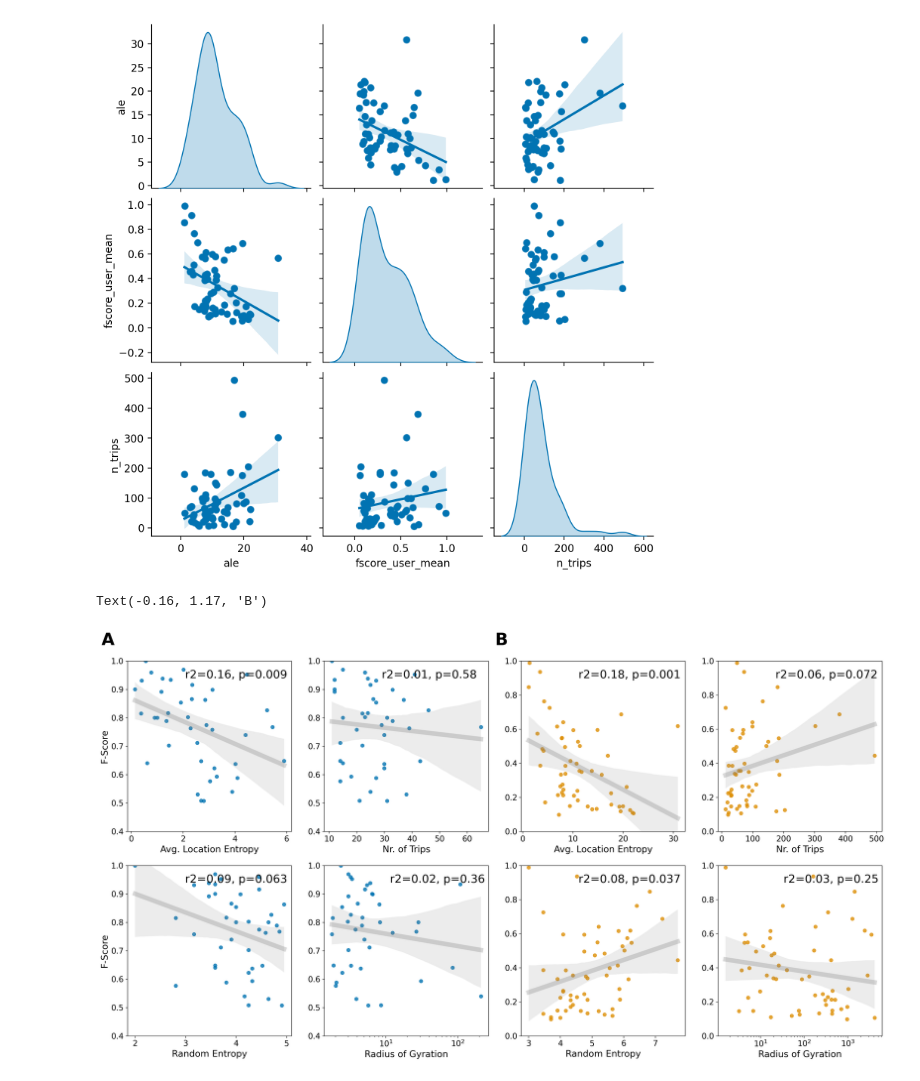
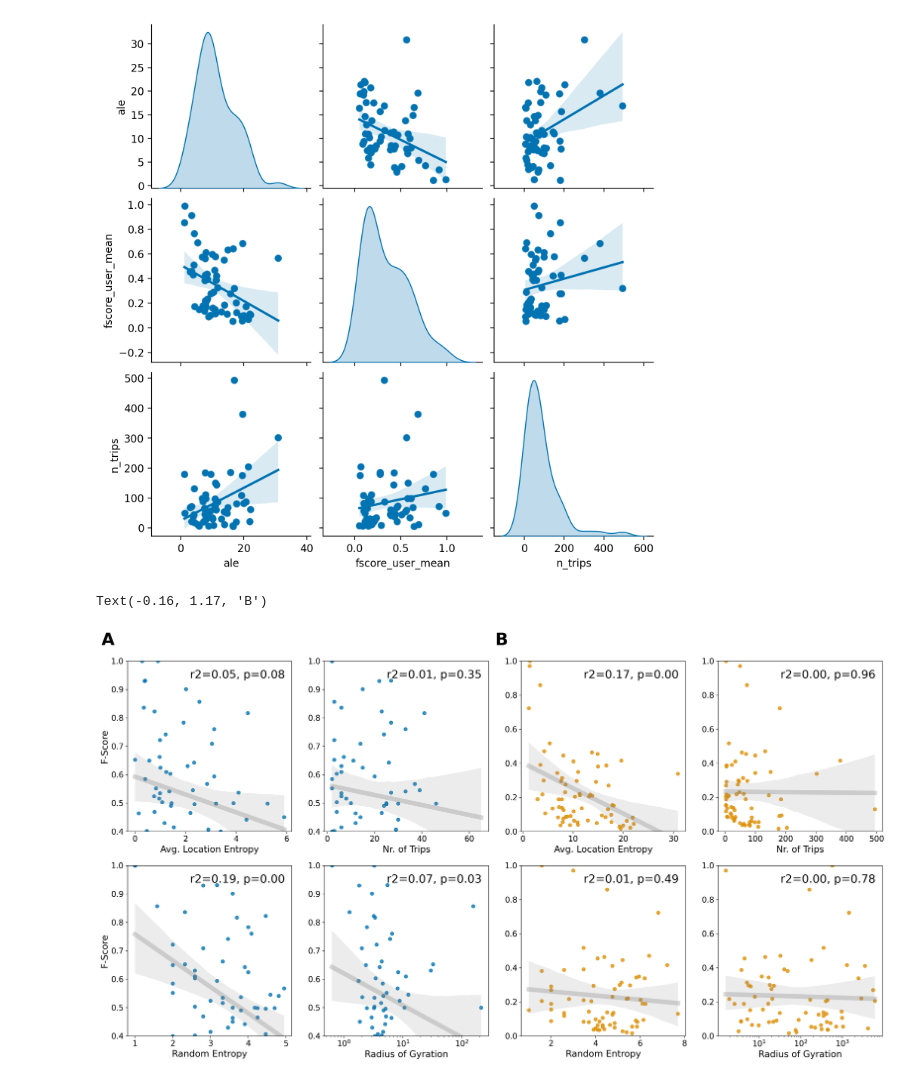
Before and after one commit to benediktstroebl/Master-Thesis, a Jupyter notebook: evaluation.ipynb, the cells around one changed output. Drawn from its saved outputs; the diff is of its cells as text; code cells hidden in the pictures.

Commit message:
further plotting

```diff
--- a/evaluation.ipynb
+++ b/evaluation.ipynb
@@ -138,14 +147,14 @@ data_freemove = scores.query("data=='freemove' and nr_points==4").sort_values('f
 data_geolife = scores.query("data=='geolife' and nr_points==4").sort_values('fscore_user_mean', ascending=False)
 
 print("\nfreemove")
-print('Median PRECISION of top 25% of users:', data_freemove[data_freemove.fscore_user_mean >= data_freemove.fscore_user_mean.quantile(0.75)].precision.median())
-print('Median RECALL of top 25% of users:', data_freemove[data_freemove.fscore_user_mean >= data_freemove.fscore_user_mean.quantile(0.75)].recall.median())
-print('Median N_trips of top 25% of users:', data_freemove[data_freemove.fscore_user_mean >= data_freemove.fscore_user_mean.quantile(0.75)].n_trips.median())
+print('Mean PRECISION of top 25% of users:', np.round(data_freemove[data_freemove.fscore_user_mean >= data_freemove.fscore_user_mean.quantile(0.75)].precision.mean(),2))
+print('Mean RECALL of top 25% of users:', np.round(data_freemove[data_freemove.fscore_user_mean >= data_freemove.fscore_user_mean.quantile(0.75)].recall.mean(),2))
+print('Mean N_trips of top 25% of users:', np.round(data_freemove[data_freemove.fscore_user_mean >= data_freemove.fscore_user_mean.quantile(0.75)].n_trips.mean(),2))
 
 print("\nGeoLife")
-print('Median PRECISION of top 25% of users:', data_geolife[data_geolife.fscore_user_mean >= data_geolife.fscore_user_mean.quantile(0.75)].precision.median())
-print('Median RECALL of top 25% of users:', data_geolife[data_geolife.fscore_user_mean >= data_geolife.fscore_user_mean.quantile(0.75)].recall.median())
-print('Median N_trips of top 25% of users:', data_geolife[data_geolife.fscore_user_mean >= data_geolife.fscore_user_mean.quantile(0.75)].n_trips.median())
+print('Mean PRECISION of top 25% of users:', np.round(data_geolife[data_geolife.fscore_user_mean >= data_geolife.fscore_user_mean.quantile(0.75)].precision.mean(),2))
+print('Mean RECALL of top 25% of users:', np.round(data_geolife[data_geolife.fscore_user_mean >= data_geolife.fscore_user_mean.quantile(0.75)].recall.mean(),2))
+print('Mean N_trips of top 25% of users:', np.round(data_geolife[data_geolife.fscore_user_mean >= data_geolife.fscore_user_mean.quantile(0.75)].n_trips.mean(),2))
 
 
 data_geolife.fscore_user_mean.quantile(0.25)
@@ -156,13 +165,13 @@ ax = sns.pointplot(x="precision", y="user_id", data=data_freemove, s=100, color=
 ax = sns.pointplot(x="recall", y="user_id", data=data_freemove, s=100, color=sns.color_palette("colorblind").as_hex()[2], label="Recall", join=False, ax=ax1)
 plt.setp(ax1.collections, alpha=.15) #for the markers
 plt.setp(ax1.lines, alpha=.15)
-ax = sns.pointplot(x="f_score", y="user_id", data=data_freemove, s=100, join=False, ax=ax1)
+ax = sns.pointplot(x="f_score", y="user_id", data=data_freemove, s=100, color=sns.color_palette("colorblind").as_hex()[0], join=False, ax=ax1)
 
 ax = sns.pointplot(x="precision", y="user_id", color=sns.color_palette("colorblind").as_hex()[1], data=data_geolife, s=100, join=False, ax=ax2)
 ax = sns.pointplot(x="recall", y="user_id", color=sns.color_palette("colorblind").as_hex()[2], data=data_geolife, s=100, join=False, ax=ax2)
 plt.setp(ax2.collections, alpha=.15) #for the markers
 plt.setp(ax2.lines, alpha=.15)
-ax = sns.pointplot(x="f_score", y="user_id", data=data_geolife, s=100, join=False, ax=ax2)
+ax = sns.pointplot(x="f_score", y="user_id", data=data_geolife, s=100, color=sns.color_palette("colorblind").as_hex()[0], join=False, ax=ax2)
 
 
 fscore_q25_mean = data_freemove.fscore_user_mean.quantile(0.25)
@@ -269,8 +272,8 @@ g.map_offdiag(sns.regplot)
 <seaborn.axisgrid.PairGrid at 0x...>
 [figure]
 # %%
-data_pairplot_geolife = scores.groupby(['data', 'nr_points', 'user_id']).mean().reset_index().query('nr_points == 10 and (data == "geolife")')
-data_pairplot_freemove = scores.groupby(['data', 'nr_points', 'user_id']).mean().reset_index().query('nr_points == 10 and (data == "freemove")')
+data_pairplot_geolife = scores.groupby(['data', 'nr_points', 'user_id']).mean().reset_index().query('nr_points == 1 and (data == "geolife")')
+data_pairplot_freemove = scores.groupby(['data', 'nr_points', 'user_id']).mean().reset_index().query('nr_points == 1 and (data == "freemove")')
 
 
 f, (ax_1, ax_2) = plt.subplots(nrows=2, ncols=4, sharey=False, sharex=False, figsize=(24,12))
@@ -280,7 +283,7 @@ import numpy as np
 
 def annotate(ax, data, x, y):
     slope, intercept, rvalue, pvalue, stderr = scipy.stats.linregress(x=data[x], y=data[y])
-    ax.text(.35, .9, f'r2={rvalue ** 2:.2f}, p={np.round(pvalue,3):.2g}', transform=ax.transAxes, fontsize=20)
+    ax.text(.38, .9, f'r2={rvalue ** 2:.2f}, p={np.round(pvalue,2):.2f}', transform=ax.transAxes, fontsize=20)
 
 ax = sns.regplot(
             x='ale',
@@ -316,10 +319,8 @@ ax = sns.regplot(
             logx=True)
 
 slope, intercept, rvalue, pvalue, stderr = scipy.stats.linregress(x=np.log(data_pairplot_freemove['radius_of_gyration']), y=data_pairplot_freemove['fscore_user_mean'])
-ax_2[1].text(.4, .9, f'r2={rvalue ** 2:.2f}, p={pvalue:.2g}', transform=ax.transAxes, fontsize=20)
+ax_2[1].text(.38, .9, f'r2={rvalue ** 2:.2f}, p={np.round(pvalue,2):.2f}', transform=ax.transAxes, fontsize=20)
 ax_2[1].set(xscale="log")
-
-
 
 
 ax = sns.regplot(
@@ -360,7 +361,7 @@ ax = sns.regplot(
             line_kws={'linewidth':8, 'alpha':.3, 'color':'grey'})
 
 slope, intercept, rvalue, pvalue, stderr = scipy.stats.linregress(x=np.log(data_pairplot_geolife['radius_of_gyration']), y=data_pairplot_geolife['fscore_user_mean'])
-ax_2[3].text(.4, .9, f'r2={rvalue ** 2:.2f}, p={pvalue:.2g}', transform=ax.transAxes, fontsize=20)
+ax_2[3].text(.38, .9, f'r2={rvalue ** 2:.2f}, p={np.round(pvalue,2):.2g}', transform=ax.transAxes, fontsize=20)
 ax_2[3].set(xscale="log")
 
 fontsize = 16
@@ -390,34 +391,34 @@ ax2.set_ylabel('GeoLife Users', fontsize=fontsize)
 ax1.set_yticklabels([])
 ax2.set_yticklabels([])
 ax1.tick_params(labelsize=14)
 ax2.tick_params(labelsize=14)
 
 ax_1[0].set_ylim(0.4,1)
 ax_1[1].set_ylim(0.4,1)
 ax_2[0].set_ylim(0.4,1)
 ax_2[1].set_ylim(0.4,1)
 
 ax_1[2].set_ylim(0,1)
 ax_1[3].set_ylim(0,1)
 ax_2[2].set_ylim(0,1)
 ax_2[3].set_ylim(0,1)
 
 labelsize=14
 ax_1[0].tick_params(labelsize=labelsize)
 ax_1[1].tick_params(labelsize=labelsize)
 ax_1[2].tick_params(labelsize=labelsize)
 ax_1[3].tick_params(labelsize=labelsize)
 ax_2[0].tick_params(labelsize=labelsize)
 ax_2[1].tick_params(labelsize=labelsize)
 ax_2[2].tick_params(labelsize=labelsize)
 ax_2[3].tick_params(labelsize=labelsize)
 
 
 ax_1[0].text(-0.16, 1.17, chr(65), transform=ax_1[0].transAxes, fontsize=30, fontweight='bold', ha='left', va='top')
 ax_1[2].text(-0.16, 1.17, chr(65+1), transform=ax_1[2].transAxes, fontsize=30, fontweight='bold', ha='left', va='top')
 # %% [output]
 Text(-0.16, 1.17, 'B')
-[figure, old version]
+[figure, new version]
 # %%
 data_hour_of_day
 # %% [output]
```
Also changed, not shown: parts of 7 cells of this notebook, 1 other file.
